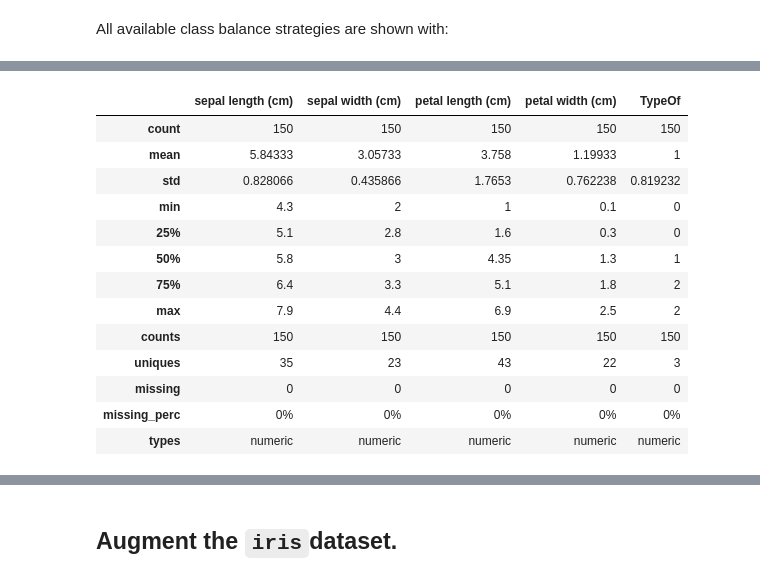
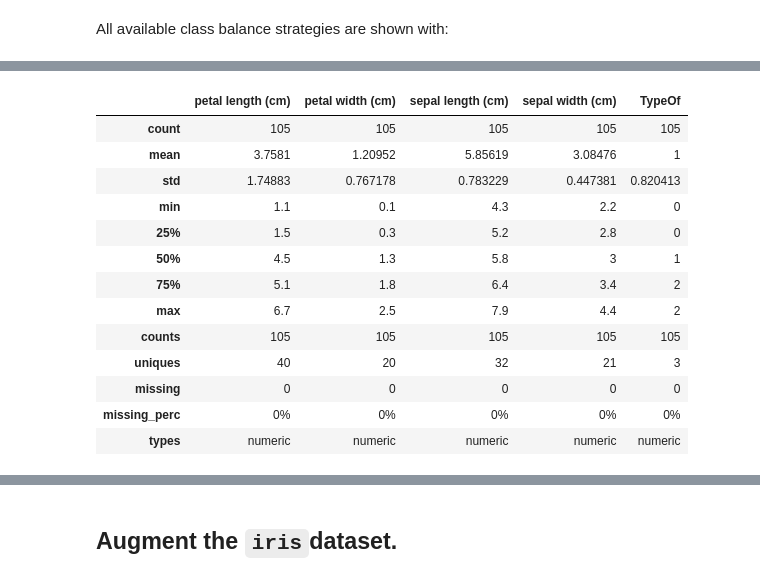
Before and after one commit to bcottman/paso, a Jupyter notebook: lessons/lesson-3.ipynb, the cells around one changed output, grey strips where cells are left out. Cells and saved outputs as stored; diff of their text form; code cells hidden in the pictures.

```diff
--- a/lessons/lesson-3.ipynb
+++ b/lessons/lesson-3.ipynb
@@ -92,0 +106,4 @@ False
+# %%
+from paso.pre.inputers import Inputer,Splitter
+inputer = Inputer()
+inputer.inputers()
@@ -92,0 +124,3 @@ False
+# %%
+Flower = inputer.transform(ontological_filepath='../ontologies/pre/inputers/iris.yaml')
+inputer.target
@@ -92,0 +153,3 @@ False
+# %%
+splitter = Splitter()
+train,test=splitter.transform(Flower,target=inputer.target,ontological_filepath='../ontologies/pre/inputers/split-stratify-shuffle-20.yaml')
@@ -132,0 +185,4 @@ pandas.core.series.Series
+# %%
+targetFeature = 'TypeOf'
+Class_BalancerKey = 'SMOTE'
+train = Class_Balance(Class_BalancerKey).transform(train,targetFeature)
@@ -133,17 +191,17 @@ pandas.core.series.Series
 # %%
-DataFrameSummary(Flower).summary()
+DataFrameSummary(train).summary()
 # %% [output]
-|  | sepal length (cm) | sepal width (cm) | petal length (cm) | petal width (cm) | TypeOf |
-| count | 150 | 150 | 150 | 150 | 150 |
-| mean | 5.84333 | 3.05733 | 3.758 | 1.19933 | 1 |
-| std | 0.828066 | 0.435866 | 1.7653 | 0.762238 | 0.819232 |
-| min | 4.3 | 2 | 1 | 0.1 | 0 |
-| 25% | 5.1 | 2.8 | 1.6 | 0.3 | 0 |
-| 50% | 5.8 | 3 | 4.35 | 1.3 | 1 |
-| 75% | 6.4 | 3.3 | 5.1 | 1.8 | 2 |
-| max | 7.9 | 4.4 | 6.9 | 2.5 | 2 |
-| counts | 150 | 150 | 150 | 150 | 150 |
-| uniques | 35 | 23 | 43 | 22 | 3 |
+|  | petal length (cm) | petal width (cm) | sepal length (cm) | sepal width (cm) | TypeOf |
+| count | 105 | 105 | 105 | 105 | 105 |
+| mean | 3.7581 | 1.20952 | 5.85619 | 3.08476 | 1 |
+| std | 1.74883 | 0.767178 | 0.783229 | 0.447381 | 0.820413 |
+| min | 1.1 | 0.1 | 4.3 | 2.2 | 0 |
+| 25% | 1.5 | 0.3 | 5.2 | 2.8 | 0 |
+| 50% | 4.5 | 1.3 | 5.8 | 3 | 1 |
+| 75% | 5.1 | 1.8 | 6.4 | 3.4 | 2 |
+| max | 6.7 | 2.5 | 7.9 | 4.4 | 2 |
+| counts | 105 | 105 | 105 | 105 | 105 |
+| uniques | 40 | 20 | 32 | 21 | 3 |
 | missing | 0 | 0 | 0 | 0 | 0 |
 | missing_perc | 0% | 0% | 0% | 0% | 0% |
 | types | numeric | numeric | numeric | numeric | numeric |
```
Also changed, not shown: parts of 71 cells of this notebook, 47 other files.
